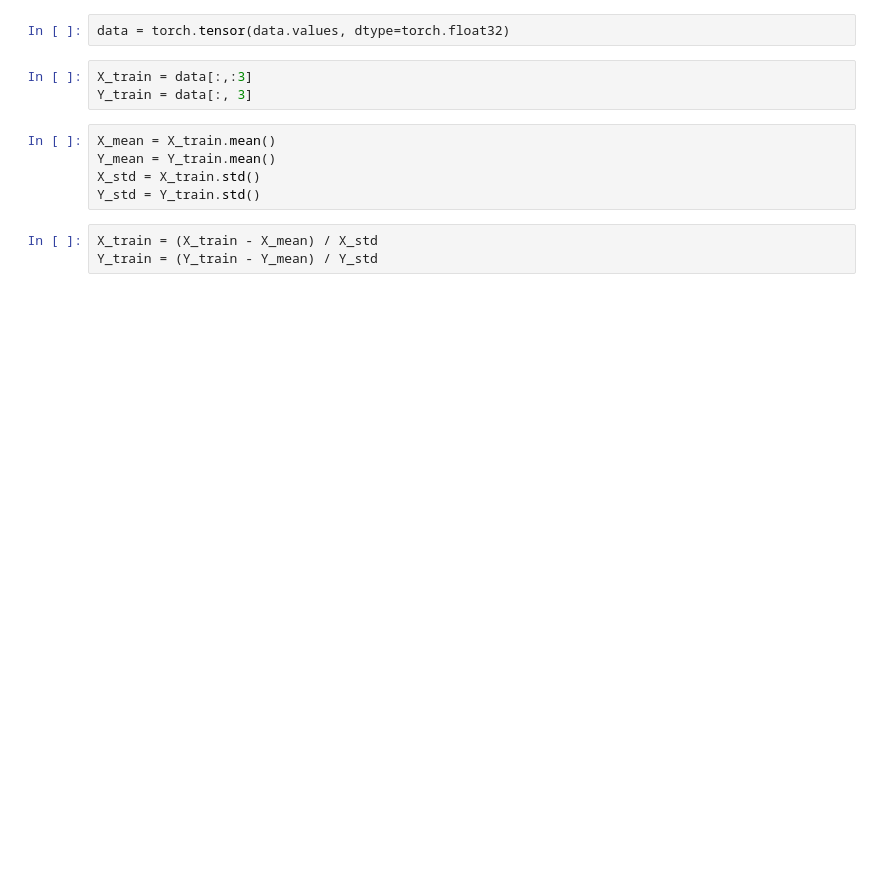
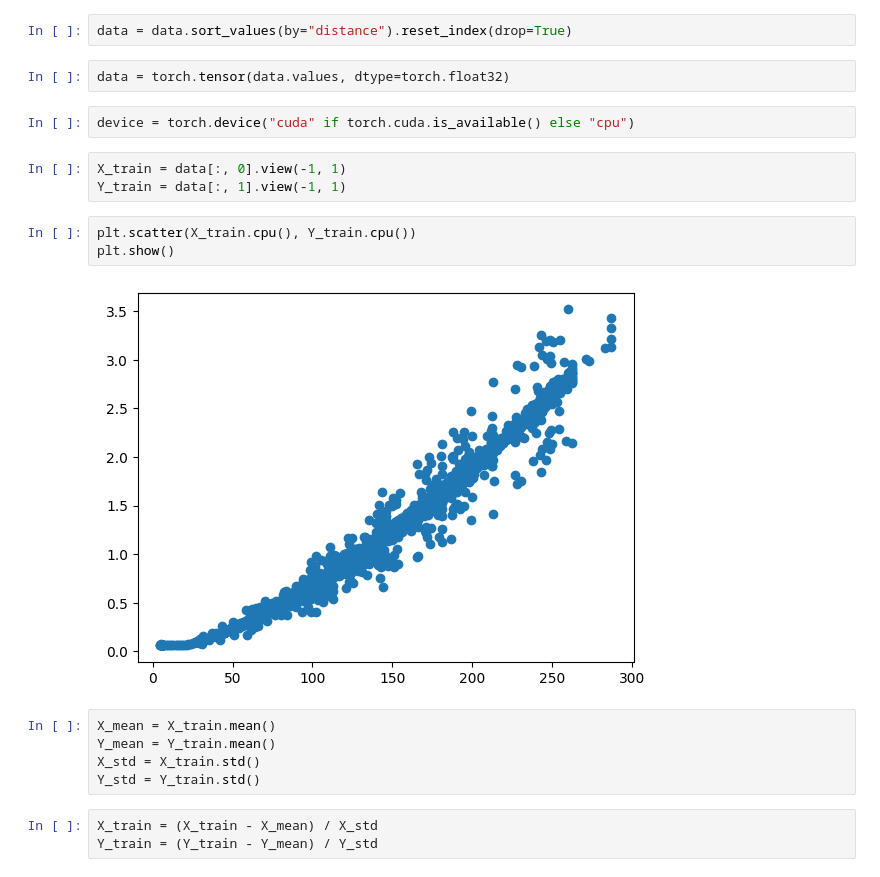
Before and after one commit to adiator/Swerve, a Jupyter notebook: ml_training/Enemy_training.ipynb, the cells around one changed output. Saved outputs shown, nothing was run; the diff lists cells and outputs as text; blank space fills up the shorter version.

```diff
--- a/ml_training/Enemy_training.ipynb
+++ b/ml_training/Enemy_training.ipynb
@@ -18,8 +18,17 @@ data.head()
+# %%
+data = data.sort_values(by="distance").reset_index(drop=True)
 # %%
 data = torch.tensor(data.values, dtype=torch.float32)
-# %%
-X_train = data[:,:3]
-Y_train = data[:, 3]
+# %%
+device = torch.device("cuda" if torch.cuda.is_available() else "cpu")
+# %%
+X_train = data[:, 0].view(-1, 1)
+Y_train = data[:, 1].view(-1, 1)
+# %%
+plt.scatter(X_train.cpu(), Y_train.cpu())
+plt.show()
+# %% [output]
+[figure, added]
 # %%
 X_mean = X_train.mean()
 Y_mean = Y_train.mean()
```
Also changed, not shown: parts of 9 cells of this notebook, 3 other files.
